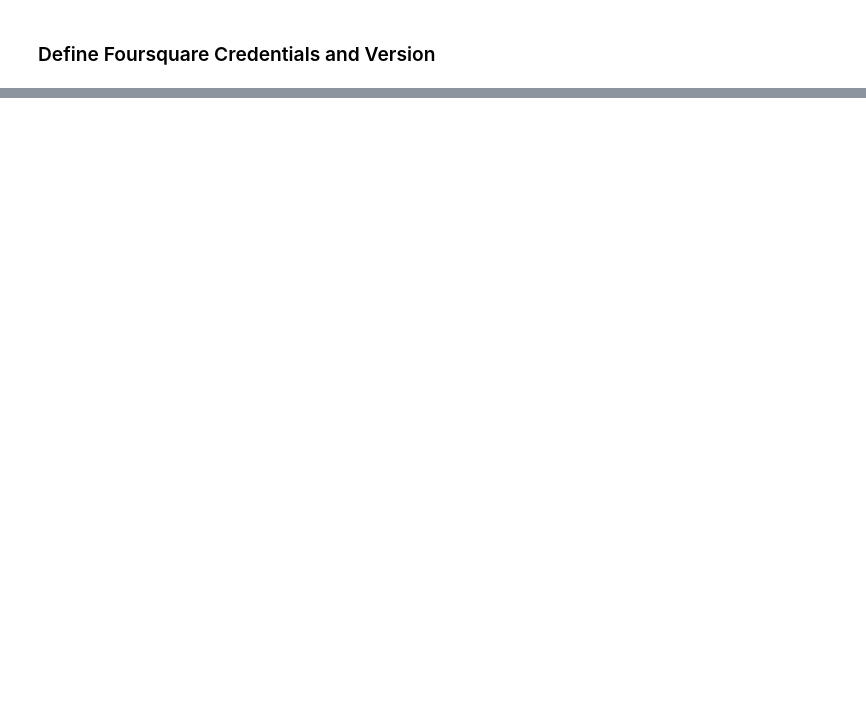
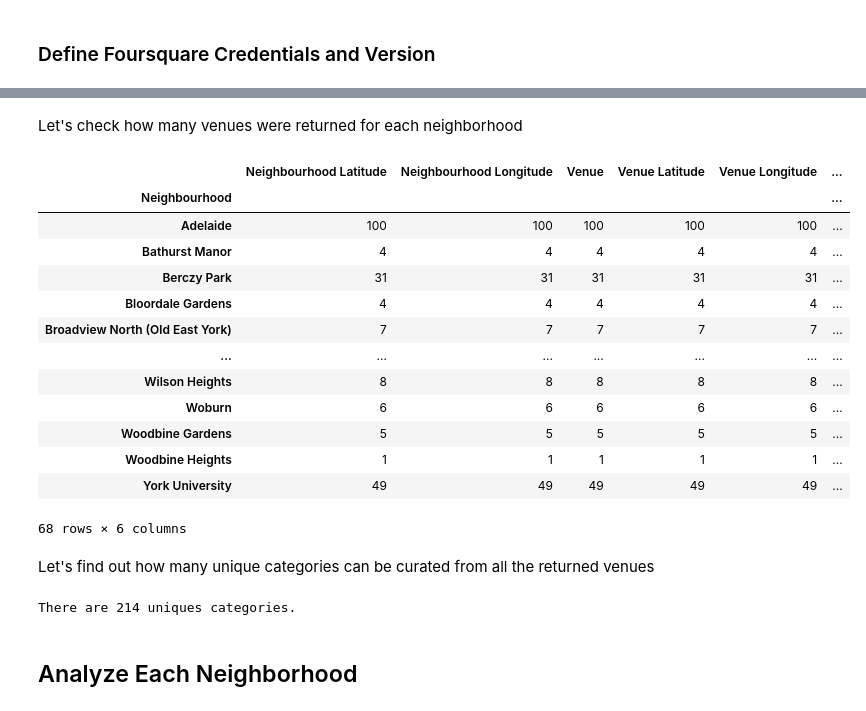
Before and after one commit to uditchoudhary/Applied-Data-Science-Capstone, a Jupyter notebook: Segmenting and Clustering Neighborhoods in Toronto.ipynb, the cells around one changed output, grey strips where cells are left out. Cells and saved outputs as stored; diff of their text form; code cells hidden in the pictures; blank space fills up the shorter version.

```diff
--- a/Segmenting and Clustering Neighborhoods in Toronto.ipynb
+++ b/Segmenting and Clustering Neighborhoods in Toronto.ipynb
@@ -333,0 +411,5 @@ map_toronto
+# %%
+toronto_venues = getNearbyVenues(names=toronto_n['Neighbourhood'],
+                                  latitudes=toronto_n['Latitude'],
+                                   longitudes=toronto_n['Longitude'])
+toronto_venues.head(10)
@@ -333,0 +445,27 @@ map_toronto
+# %% [markdown]
+Let's check how many venues were returned for each neighborhood
+# %%
+toronto_venues.groupby('Neighbourhood').count()
+# %% [output]
+|  | Neighbourhood Latitude | Neighbourhood Longitude | Venue | Venue Latitude | Venue Longitude | ... |
+| Neighbourhood |  |  |  |  |  | ... |
+| Adelaide | 100 | 100 | 100 | 100 | 100 | ... |
+| Bathurst Manor | 4 | 4 | 4 | 4 | 4 | ... |
+| Berczy Park | 31 | 31 | 31 | 31 | 31 | ... |
+| Bloordale Gardens | 4 | 4 | 4 | 4 | 4 | ... |
+| Broadview North (Old East York) | 7 | 7 | 7 | 7 | 7 | ... |
+| ... | ... | ... | ... | ... | ... | ... |
+| Wilson Heights | 8 | 8 | 8 | 8 | 8 | ... |
+| Woburn | 6 | 6 | 6 | 6 | 6 | ... |
+| Woodbine Gardens | 5 | 5 | 5 | 5 | 5 | ... |
+| Woodbine Heights | 1 | 1 | 1 | 1 | 1 | ... |
+| York University | 49 | 49 | 49 | 49 | 49 | ... |
+68 rows × 6 columns
+# %% [markdown]
+Let's find out how many unique categories can be curated from all the returned venues
+# %%
+print('There are {} uniques categories.'.format(len(toronto_venues['Venue Category'].unique())))
+# %% [output]
+There are 214 uniques categories.
+# %% [markdown]
+## Analyze Each Neighborhood
```
Also changed, not shown: parts of 36 cells of this notebook.
